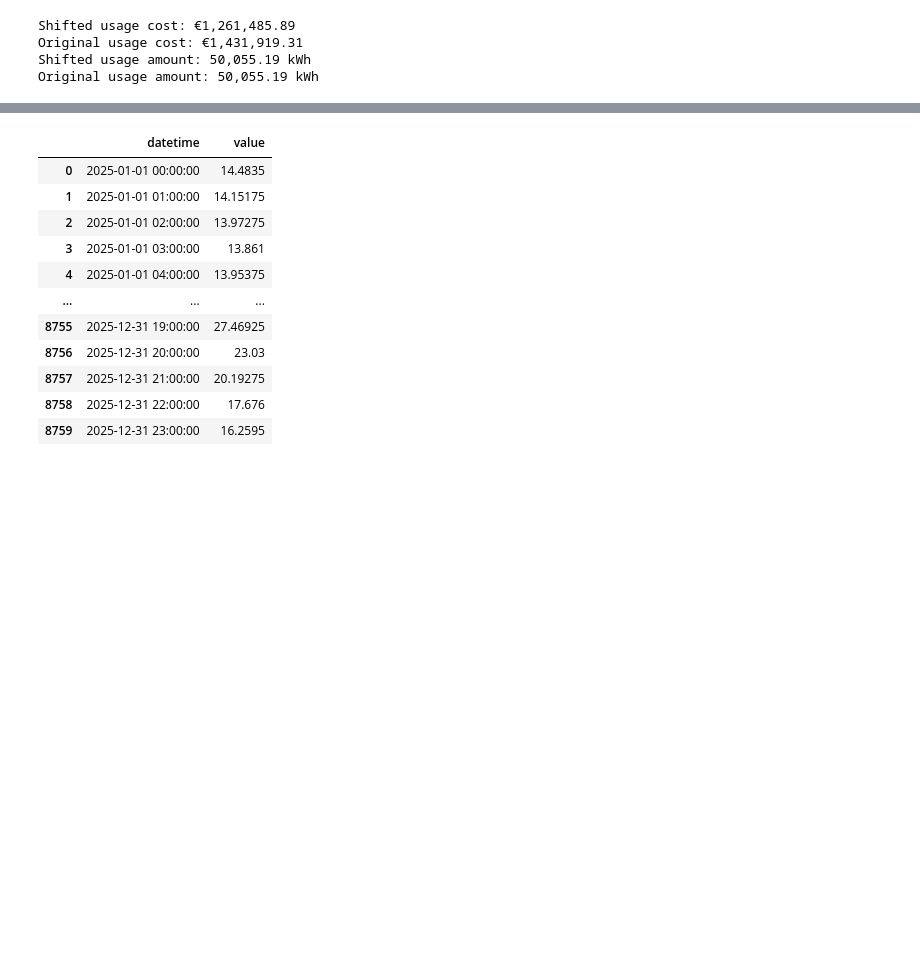
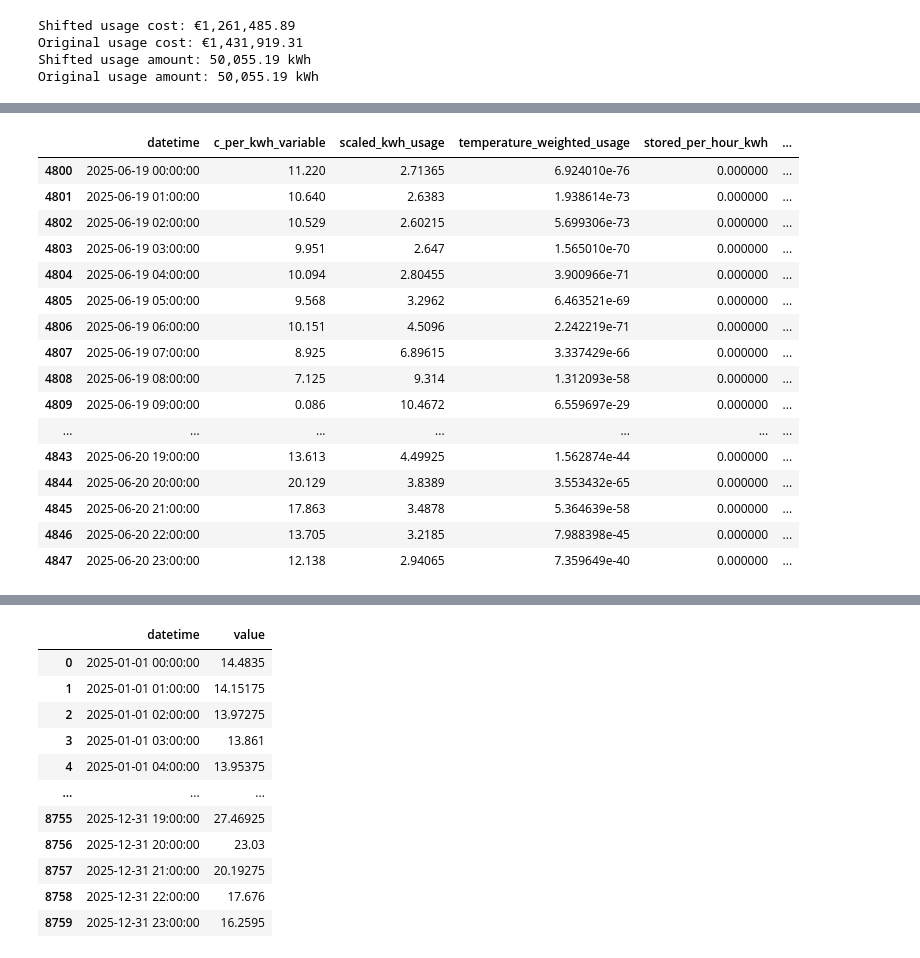
Before and after one commit to NeilSinclair/electricy-model, a Jupyter notebook: data-analysis_clean.ipynb, the cells around one changed output, grey strips where cells are left out. Cells and saved outputs as stored; diff of their text form; code cells hidden in the pictures; blank space fills up the shorter version.

```diff
--- a/data-analysis_clean.ipynb
+++ b/data-analysis_clean.ipynb
@@ -23,0 +89,78 @@ Original usage amount: 50,055.19 kWh
+# %%
+import pandas as pd
+import numpy as np
+pd.set_option('display.max_rows', 48)
+def allocate_battery_storage(df: pd.DataFrame, config: dp.ElectricityConfig) -> pd.DataFrame:
+    """Function which allocates battery storage
+
+    Alogrithm: for each day, sort hours by cost ascending, then allocate charge to the battery until the battery's
+    full given the constrain that we can only put in config.BATTERY_POWER kWh per hour. We cannot overfill the battery
+    and we need to keep a running total of the battery level across days.
+
+    Args:
+        df (pd.DataFrame): DataFrame with hourly electricity data
+        config (dp.ElectricityConfig): Configuration object with battery parameters
+
+    Returns:
+        pd.DataFrame: DataFrame with additional columns for battery storage allocation
+
+    """
+
+    battery_max = config.BATTERY_SIZE_KWH * config.SOC_FACTOR
+
+    df = df.copy()
+    # df["day_of_year"] = df["datetime"].dt.day_of_year
+    # df["year"] = df["datetime"].dt.year
+
+    df["stored_per_hour_kwh"] = 0.0
+    df["battery_discharge"] = 0.0
+    df["battery_level"] = 0.0
+    df["reverse_temperature_weighted_usage"] = 1.0 - df["temperature_weighted_usage"]
+    df["reverse_scaled_usage"] = 0.0
+    battery_storage = 0.0
+
+    for year in df["year"].unique():
+        for day in df.loc[df["year"] == year, "day_of_year"].unique():  # type: ignore
+            mask = (df["day_of_year"] == day) & (df["year"] == year)
+            df_temp = df.loc[mask].sort_values(by="c_per_kwh_variable")
+            for idx, row in df_temp.iterrows():
+                if battery_storage < battery_max:
+                    charge_amount = min(battery_max - battery_storage, config.BATTERY_POWER)
+                    battery_storage += charge_amount
+                    df.at[idx, "stored_per_hour_kwh"] = charge_amount
+                else:
+                    df.at[idx, "stored_per_hour_kwh"] = 0.0
+                # df.at[idx, "battery_level"] = battery_storage
+
+            for idx, row in df.loc[mask].iterrows():
+                df.at[idx, "battery_level"] = min(df.at[max(idx-1,0), "battery_level"] + df.at[idx, "stored_per_hour_kwh"], config.BATTERY_SIZE_KWH * config.SOC_FACTOR)  # type: ignore
+
+                battery_discharge = (1.0 - df.at[idx, "temperature_weighted_usage"]) * df.at[idx, "scaled_kwh_usage"]  # type: ignore
+
+                df.at[idx, "battery_discharge"] = min(df.at[idx, "battery_level"], battery_discharge)  # type: ignore
+                battery_storage -= battery_discharge  # type: ignore
+                df.at[idx, "battery_level"] = max(df.at[idx, "battery_level"] - df.at[idx, "battery_discharge"],0)  # type: ignore
+
+    return df
+
+x = allocate_battery_storage(merged_df, CONFIG)
+# x.loc[2400:2424, ["datetime", "c_per_kwh_variable", "scaled_kwh_usage", "temperature_weighted_usage", "shifted_usage_kwh", "stored_per_hour_kwh", "reverse_scaled_usage", "battery_level"] ]
+x.loc[4800:4847,["datetime", "c_per_kwh_variable", "scaled_kwh_usage", "temperature_weighted_usage", "stored_per_hour_kwh", "reverse_scaled_usage", "battery_discharge", "battery_level"] ]
+# %% [output]
+|  | datetime | c_per_kwh_variable | scaled_kwh_usage | temperature_weighted_usage | stored_per_hour_kwh | ... |
+| 4800 | 2025-06-19 00:00:00 | 11.220 | 2.71365 | 6.924010e-76 | 0.000000 | ... |
+| 4801 | 2025-06-19 01:00:00 | 10.640 | 2.6383 | 1.938614e-73 | 0.000000 | ... |
+| 4802 | 2025-06-19 02:00:00 | 10.529 | 2.60215 | 5.699306e-73 | 0.000000 | ... |
+| 4803 | 2025-06-19 03:00:00 | 9.951 | 2.647 | 1.565010e-70 | 0.000000 | ... |
+| 4804 | 2025-06-19 04:00:00 | 10.094 | 2.80455 | 3.900966e-71 | 0.000000 | ... |
+| 4805 | 2025-06-19 05:00:00 | 9.568 | 3.2962 | 6.463521e-69 | 0.000000 | ... |
+| 4806 | 2025-06-19 06:00:00 | 10.151 | 4.5096 | 2.242219e-71 | 0.000000 | ... |
+| 4807 | 2025-06-19 07:00:00 | 8.925 | 6.89615 | 3.337429e-66 | 0.000000 | ... |
+| 4808 | 2025-06-19 08:00:00 | 7.125 | 9.314 | 1.312093e-58 | 0.000000 | ... |
+| 4809 | 2025-06-19 09:00:00 | 0.086 | 10.4672 | 6.559697e-29 | 0.000000 | ... |
+| ... | ... | ... | ... | ... | ... | ... |
+| 4843 | 2025-06-20 19:00:00 | 13.613 | 4.49925 | 1.562874e-44 | 0.000000 | ... |
+| 4844 | 2025-06-20 20:00:00 | 20.129 | 3.8389 | 3.553432e-65 | 0.000000 | ... |
+| 4845 | 2025-06-20 21:00:00 | 17.863 | 3.4878 | 5.364639e-58 | 0.000000 | ... |
+| 4846 | 2025-06-20 22:00:00 | 13.705 | 3.2185 | 7.988398e-45 | 0.000000 | ... |
+| 4847 | 2025-06-20 23:00:00 | 12.138 | 2.94065 | 7.359649e-40 | 0.000000 | ... |
```
Also changed, not shown: parts of 17 cells of this notebook, 5 other files.
